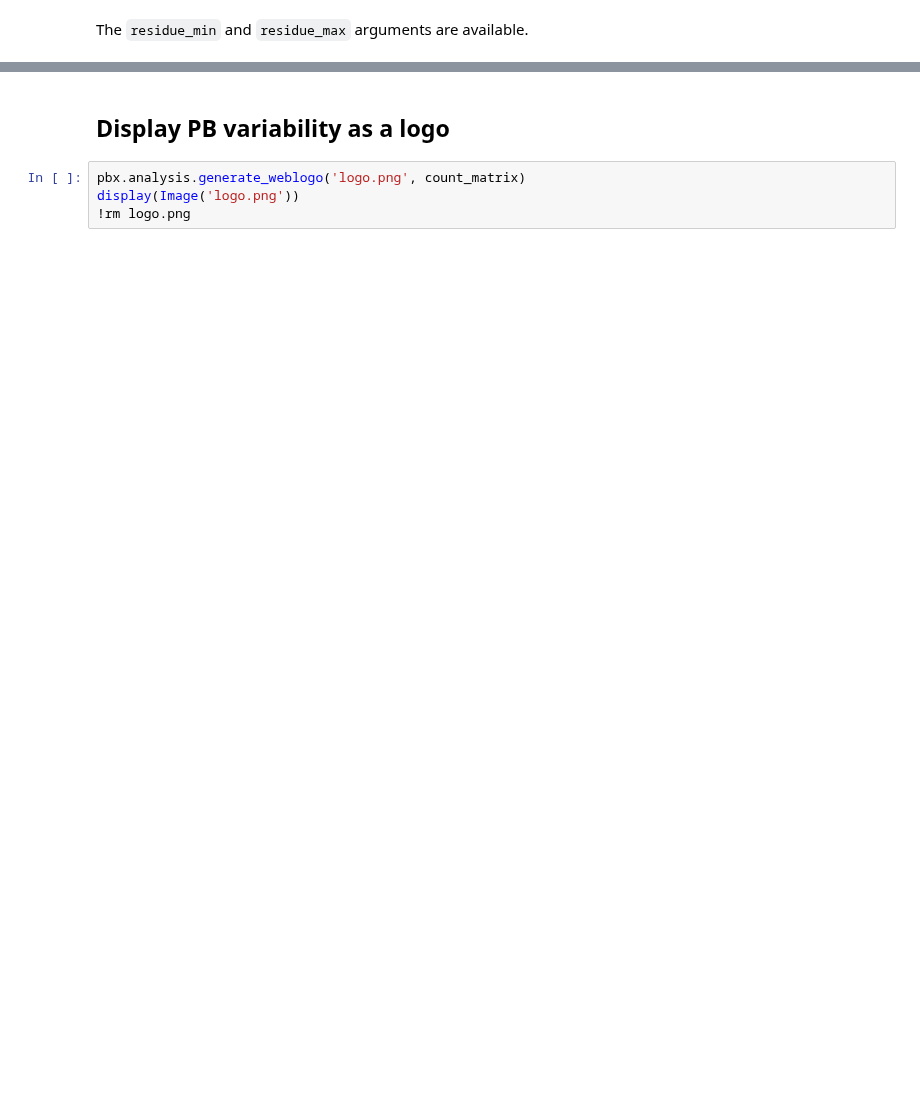
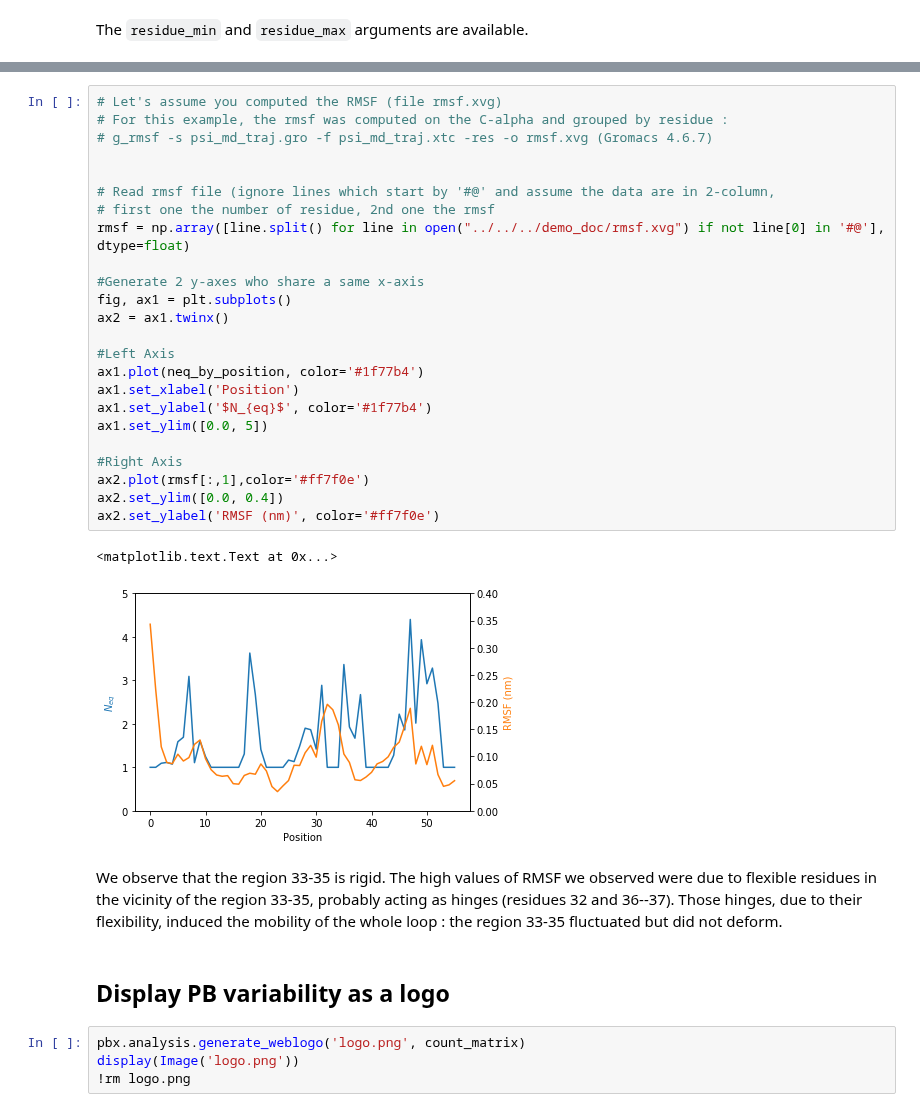
Before and after one commit to pierrepo/PBxplore, a Jupyter notebook: doc/source/notebooks/Deformability.ipynb, the cells around one changed output, grey strips where cells are left out. Cells and saved outputs as stored; diff of their text form; blank space fills up the shorter version.

Commit message:
Add an example plot with RMSF and Neq superposed

```diff
--- a/doc/source/notebooks/Deformability.ipynb
+++ b/doc/source/notebooks/Deformability.ipynb
@@ -131,3 +138,34 @@ pbx.analysis.plot_neq('neq.png', neq_by_position,
+# %%
+# Let's assume you computed the RMSF (file rmsf.xvg)
+# For this example, the rmsf was computed on the C-alpha and grouped by residue :
+# g_rmsf -s psi_md_traj.gro -f psi_md_traj.xtc -res -o rmsf.xvg (Gromacs 4.6.7)
+
+
+# Read rmsf file (ignore lines which start by '#@' and assume the data are in 2-column,
+# first one the number of residue, 2nd one the rmsf
+rmsf = np.array([line.split() for line in open("../../../demo_doc/rmsf.xvg") if not line[0] in '#@'], dtype=float)
+
+#Generate 2 y-axes who share a same x-axis
+fig, ax1 = plt.subplots()
+ax2 = ax1.twinx()
+
+#Left Axis
+ax1.plot(neq_by_position, color='#1f77b4')
+ax1.set_xlabel('Position')
+ax1.set_ylabel('$N_{eq}$', color='#1f77b4')
+ax1.set_ylim([0.0, 5])
+
+#Right Axis
+ax2.plot(rmsf[:,1],color='#ff7f0e')
+ax2.set_ylim([0.0, 0.4])
+ax2.set_ylabel('RMSF (nm)', color='#ff7f0e')
+# %% [output]
+<matplotlib.text.Text at 0x...>
+[figure, added]
+# %% [markdown]
+We observe that the region 33-35 is rigid.
+The high values of RMSF we observed  were due to flexible residues in the vicinity of the region 33-35, probably acting as hinges (residues 32 and 36--37).
+Those hinges, due to their flexibility, induced the mobility of the whole loop : the region 33-35 fluctuated but did not deform.
 # %% [markdown]
 ## Display PB variability as a logo
 # %%
```
Also changed, not shown: parts of 12 cells of this notebook, 1 other file.
